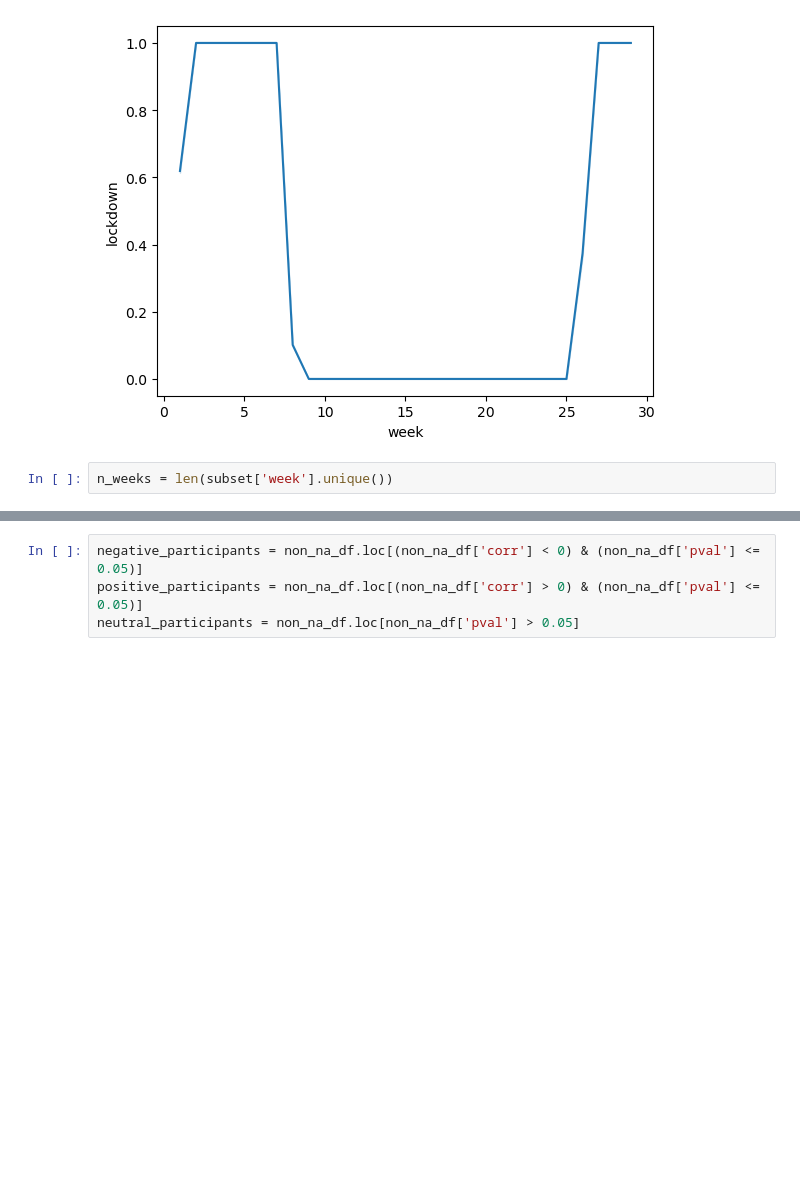
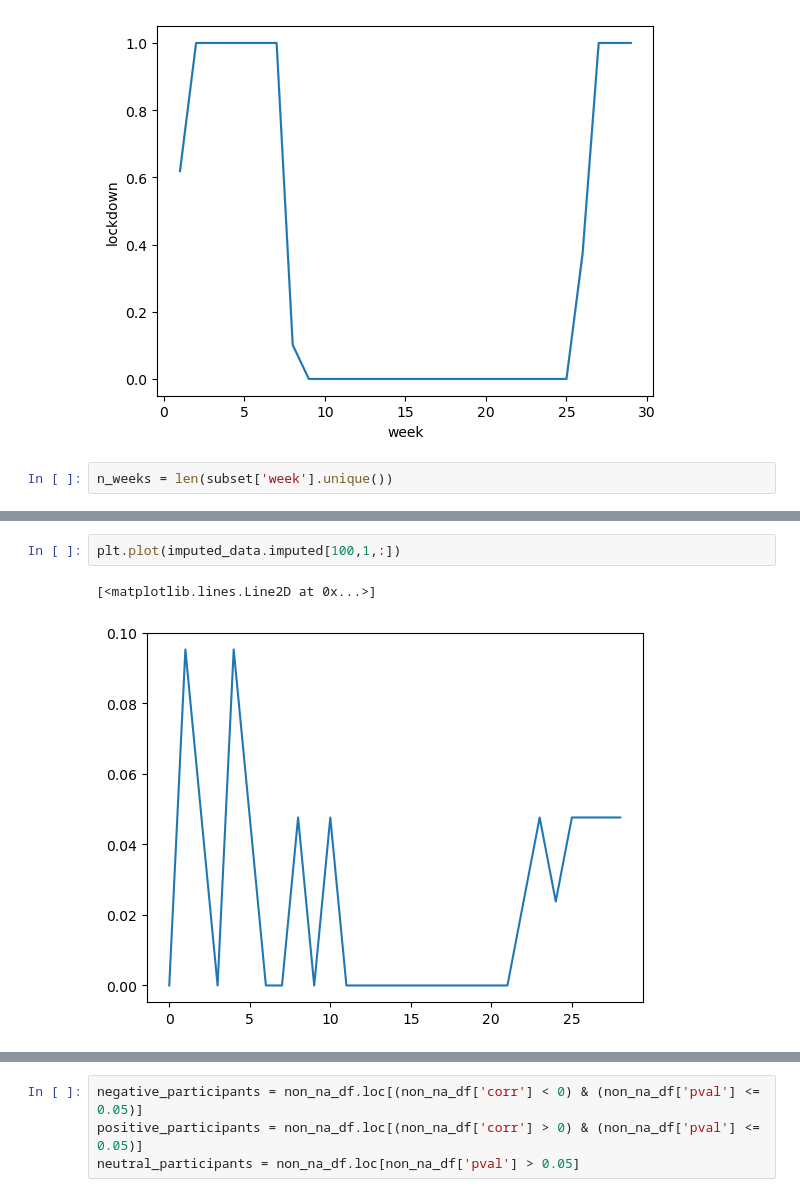
Before and after one commit to andylikescodes/CovidDepressionAnalysis, a Jupyter notebook: notebooks/UCL_Social_Study.ipynb, the cells around one changed output, grey strips where cells are left out. Drawn from its saved outputs; the diff is of its cells as text; blank space fills up the shorter version.

```diff
--- a/notebooks/UCL_Social_Study.ipynb
+++ b/notebooks/UCL_Social_Study.ipynb
@@ -294,0 +216,5 @@ non_na_df
+# %%
+plt.plot(imputed_data.imputed[100,1,:])
+# %% [output]
+[<matplotlib.lines.Line2D at 0x...>]
+[figure, added]
```
Also changed, not shown: parts of 56 cells of this notebook, 4 other files.
